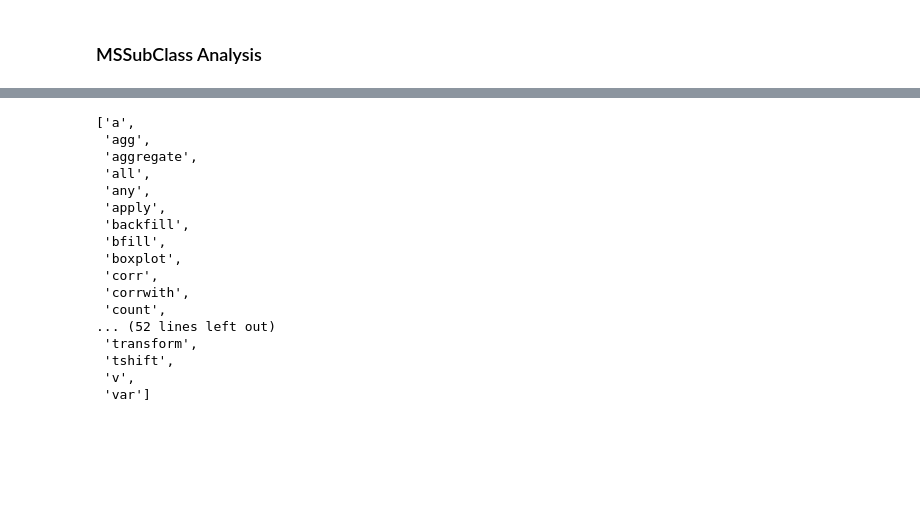
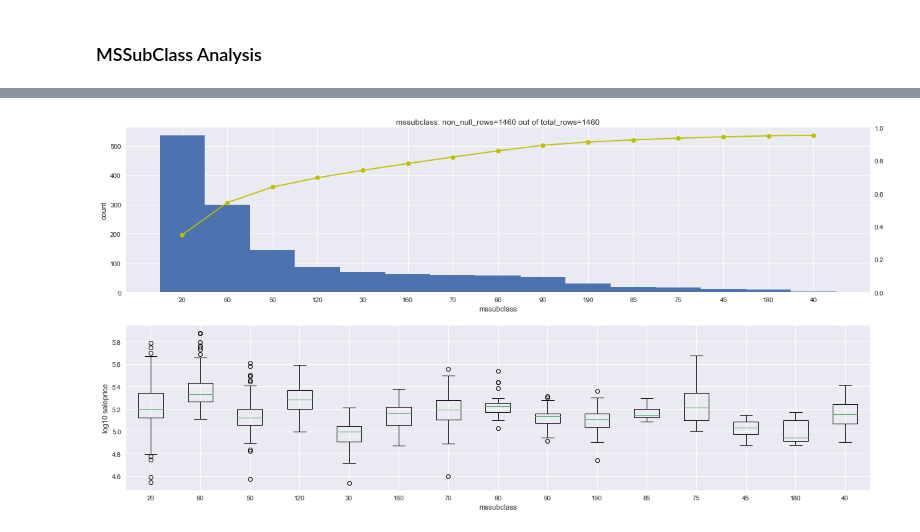
Before and after one commit to aureliolova/house_prices, a Jupyter notebook: EDA/EDA_I.ipynb, the cells around one changed output, grey strips where cells are left out. Cells and saved outputs as stored; diff of their text form; code cells hidden in the pictures; blank space fills up the shorter version.

Commit message:
Categorical analysis.
Finished main function for graphical categorical analysis in eda_utils;
used it on first few categorical features in EDA_I.

```diff
--- a/EDA/EDA_I.ipynb
+++ b/EDA/EDA_I.ipynb
@@ -102,20 +39,6 @@ AttributeError: 'Rectangle' object has no property 'plot'
-# %%
-[a for a in dir(mydf.groupby('a')) if not a.startswith('_')]
-# %% [output]
-['a',
- 'agg',
- 'aggregate',
- 'all',
- 'any',
- 'apply',
- 'backfill',
- 'bfill',
- 'boxplot',
- 'corr',
- 'corrwith',
- 'count',
-... (52 lines left out)
- 'transform',
- 'tshift',
- 'v',
- 'var']
+# %%
+class_col = 'mssubclass'
+val_col = 'saleprice'
+bp_data, mask = main_class_var_figure(data=data, class_col=class_col, val_col=val_col, log_bp=True)
+# %% [output]
+[figure, added]
```
Also changed, not shown: parts of 17 cells of this notebook, 2 other files.
